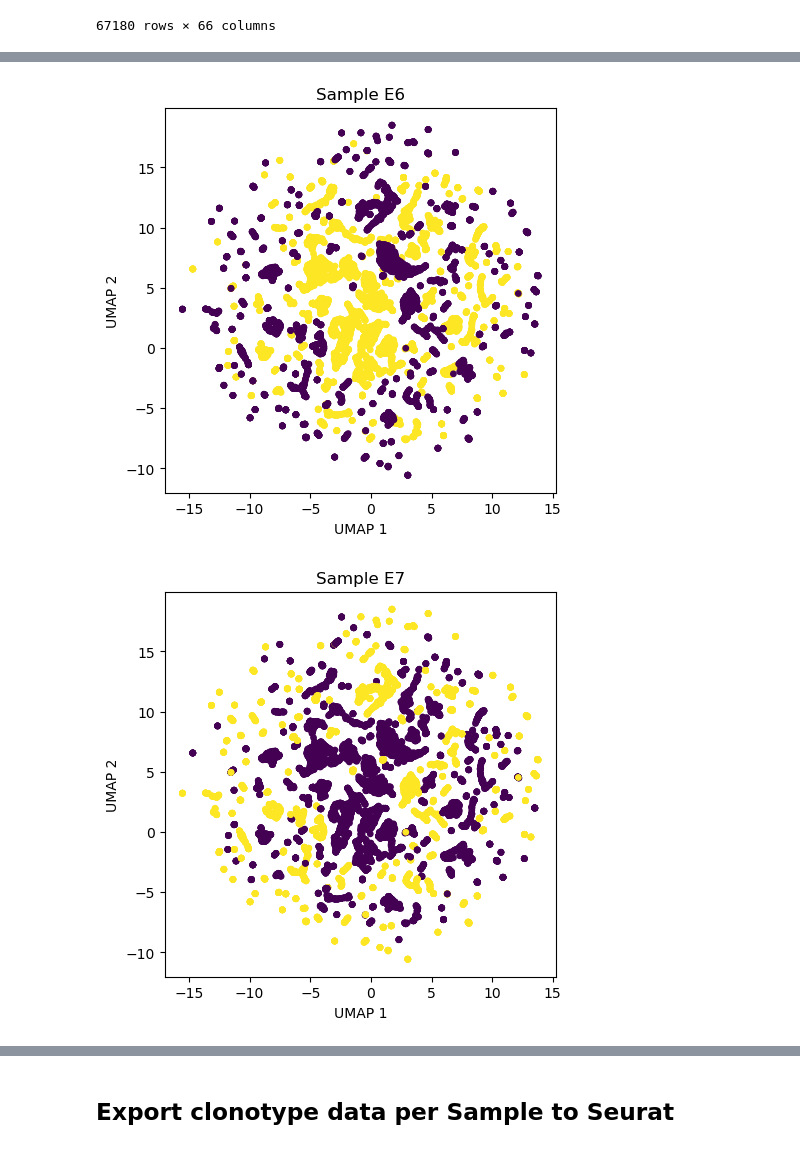
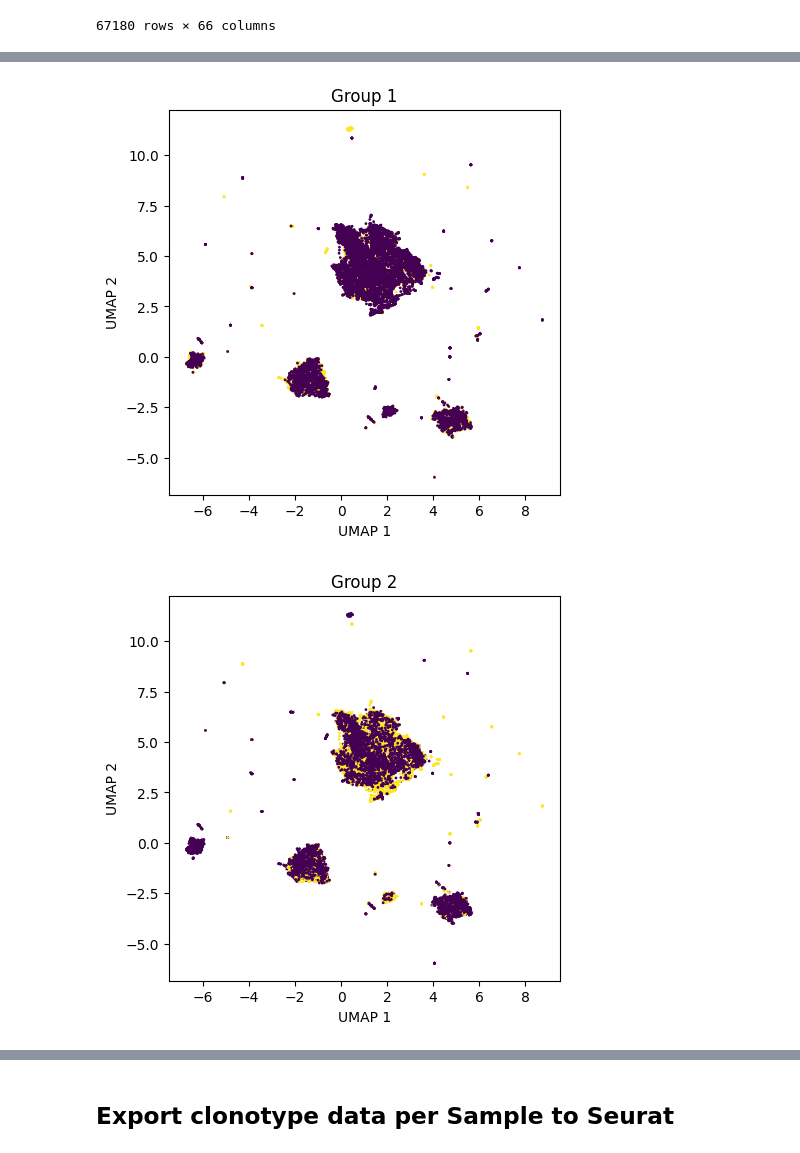
Before and after one commit to Perik-Zavodskii/TCRscape, a Jupyter notebook: TCRsacape.ipynb, the cells around one changed output, grey strips where cells are left out. Drawn from its saved outputs; the diff is of its cells as text; code cells hidden in the pictures.

```diff
--- a/TCRsacape.ipynb
+++ b/TCRsacape.ipynb
@@ -397,11 +199,10 @@ min_clones = 1
 # Featurs to use for clustering
 features_to_cluster = ['CD4', 'CD8A', 'NKG7', # T-cell type
                        'FOXP3', # Treg
-                       # 'SELL','SELL','IL7R','CCR7', 'IL2RA', # T-cell type markers
-                       'Dextramer_HPV_16_E6|pAbO', 'Dextramer_HPV_16_Е7|pAbO', 'Dextramer_p53_Y220C|pAbO',
-                       'Sample_E6','Sample_E7','Sample_p53d'
+                       # 'SELL','IL7R','CCR7', 'IL2RA', # T-cell type markers
+                       'Sample_Group 1','Sample_Group 2','Sample_Group 3'
                       ]
 # %%
-df = TCRscape.TCRscape(gated_T, AIRR, features_to_cluster, min_clones)
+df = TCRscape.TCRscape(T, AIRR, features_to_cluster, min_clones)
 df
 # %% [output]
@@ -422,15 +223,16 @@ df
 # %%
-X = df
+X = df.drop(columns=['Sample_Group 1', 'Sample_Group 2', 'Sample_Group 3']) # Remove the meta data
+# X = StandardScaler().fit_transform(X) # Gives bad clusters sometimes
 
 # Plot background color
 plt.rcParams['axes.facecolor'] = 'white'
 # plt.rcParams['axes.facecolor'] = 'black'
 
 # PCA
-pca = PCA(n_components=10)
+pca = PCA(n_components=20)
 pca_fit = pca.fit(X.T)
 PC_values = np.arange(pca.n_components_) + 1
-plt.figure(figsize=(5,5.045))
+plt.figure(figsize=(7,5))
 plt.plot(PC_values, pca.explained_variance_ratio_, 'o-', linewidth=2, color='#0096FF')
 plt.title('Scree Plot')
 plt.xlabel('Principal Component')
@@ -442,5 +244,5 @@ plt.show()
 # %%
-n_components = 2 # From the Scree Plot
+n_components = 5 # From the Scree Plot
 
 # UMAP
 clusterable_embedding = umap.UMAP(
@@ -451,7 +253,7 @@ clusterable_embedding = umap.UMAP(
                                  ).fit_transform(X)
 plt.figure(figsize=(5,5))
 plt.scatter(clusterable_embedding[:, 0], clusterable_embedding[:, 1],
-             s=15, cmap='Spectral')
+             s=5, cmap='Spectral')
 plt.xlabel('UMAP 1')
 plt.ylabel('UMAP 2')
 # %% [output]
@@ -460,35 +262,35 @@ Text(0, 0.5, 'UMAP 2')
 # %%
 #UMAP Feature plot
 
-feature = df["Sample_E6"]
+feature = df["Sample_Group 1"]
 
 plt.figure(figsize=(5.05,5))
 plt.scatter(clusterable_embedding[:, 0], clusterable_embedding[:, 1],
-            c = feature, cmap = "viridis", s = 15)
+            c = feature, cmap = "viridis", s = 1)
 
-plt.title("Sample E6")
+plt.title("Group 1")
 plt.xlabel('UMAP 1')
 plt.ylabel('UMAP 2')
 
-plt.savefig('TCRscape Sample E6.png', dpi=600, bbox_inches='tight')
+plt.savefig('TCRscape Group 1.png', dpi=600, bbox_inches='tight')
 # %% [output]
-[figure, old version]
+[figure, new version]
 # %%
 #UMAP Feature plot
 
-feature = df["Sample_E7"]
+feature = df["Sample_Group 2"]
 
 plt.figure(figsize=(5.05,5))
 plt.scatter(clusterable_embedding[:, 0], clusterable_embedding[:, 1],
-            c = feature, cmap = "viridis", s = 15)
+            c = feature, cmap = "viridis", s = 1)
 
-plt.title("Sample E7")
+plt.title("Group 2")
 plt.xlabel('UMAP 1')
 plt.ylabel('UMAP 2')
 
-plt.savefig('TCRscape Sample E7.png', dpi=600, bbox_inches='tight')
+plt.savefig('TCRscape Group 2.png', dpi=600, bbox_inches='tight')
 # %% [output]
-[figure, old version]
+[figure, new version]
 # %%
 #UMAP Feature plot
 
```
Also changed, not shown: parts of 38 cells of this notebook, 21 other files.
